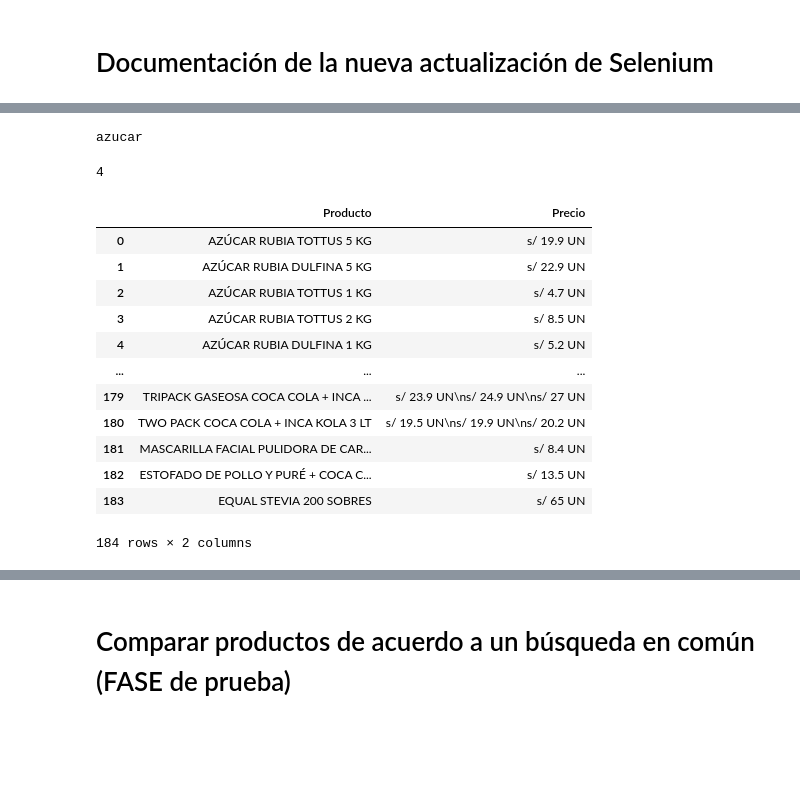
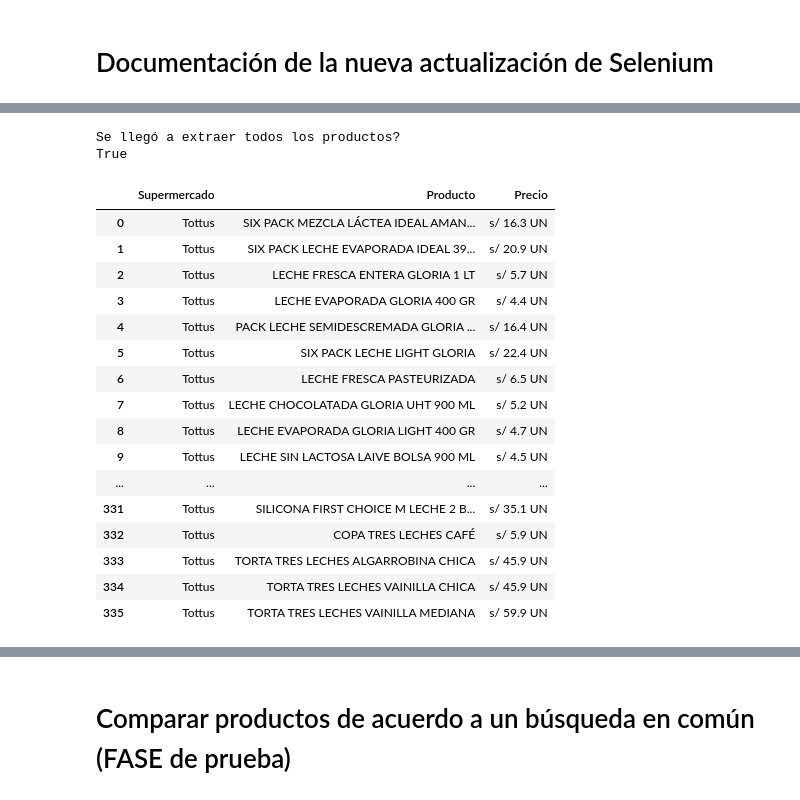
Before and after one commit to Jorgelgnacio/TRABAJO_FINAL_LP2, a Jupyter notebook: TRABAJO_FINAL_LP2.ipynb, the cells around one changed output, grey strips where cells are left out. Drawn from its saved outputs; the diff is of its cells as text; code cells hidden in the pictures; blank space fills up the shorter version.

```diff
--- a/TRABAJO_FINAL_LP2.ipynb
+++ b/TRABAJO_FINAL_LP2.ipynb
@@ -130,10 +131,12 @@ while n < len(elements):  # Ciclo de acuerdo  a la cantidad de elementos extraid
 # Almacenar productos y precios
 productos =  []  # lista vacia
 precios = []     # lista vacia
+supermercado = []
 for element in tqdm(elements):  # tqdm:Contar iteraciones, indicar el tiempo que tarda por iteración y el tiempo total transcurrido.
-        name = element.find_element(By.XPATH,'.//a[@class="product-item__name"]').text  # Buscar producto en base al XPATH y mostrar el texto
-        price = element.find_element(By.XPATH,'.//span[@class="product-prices__value product-prices__value--best-price"]').text # Buscar precio en base al XPATH y mostrar el texto
-        productos.append(name)    # Agregar a la lista productos
-        precios.append(price)  # Agregar a la lista precios
+        producto = element.find_element(By.XPATH,'.//a[@class="product-item__name"]').text  # Buscar producto en base al XPATH y mostrar el texto
+        precio = element.find_element(By.XPATH,'.//span[@class="product-prices__value product-prices__value--best-price"]').text # Buscar precio en base al XPATH y mostrar el texto
+        productos.append(producto)    # Agregar a la lista productos
+        precios.append(precio)  # Agregar a la lista precios
+        supermercado.append('Metro')
 # %%
 #Exportacion de productos y precios a un archivo excel
@@ -166,13 +173,15 @@ driver.close()  # Cerrar chromedriver
 # %%
-path = ("C:/Users/jorge/Documents/TRABAJO FINAL/msedgedriver.exe")
 urls='https://www.tottus.com.pe/'
-options = webdriver.EdgeOptions()
-options.add_argument('--incognito')
-s = Service(path)
-driver = webdriver.Edge(service=s, options = options)
-driver.maximize_window()
+options = webdriver.EdgeOptions()    #opciones del buscador
+options.add_argument('--incognito')  # Opcion de abrir ventana de Edge en modo incognito
+options.add_argument("--start-maximized") # ventana maximizada
+s = Service(EdgeChromiumDriverManager().install())
+driver = webdriver.Edge(service=s, options = options) #,service=s
+driver.implicitly_wait(4)
+#driver.maximize_window()
 driver.get(urls)
-time.sleep(3)
+
+time.sleep(2)
 # %%
 #Al iniciar y entrar a la pagina de tottus nos salta un anuncio donde tottus nos quiere informar sobre sus mejores ofertas,
 #con este codigo automatizamos dando click en cancelar.
@@ -235,48 +213,54 @@ n_pag(pag)
 # %%
-busqueda = input()
-list= []
+list = []
 productos = []
 precios =[]
+supermercado = []
 n=1
 while n <= int(pag):
     driver.get(f'https://www.tottus.com.pe/buscar?q={busqueda}&page={n}')
-    time.sleep(5)
+    time.sleep(2)
     lista = driver.find_elements(By.XPATH,'//li[@class="product"]')
     for element in tqdm(lista):
         name = element.find_element(By.XPATH,'.//h2[@class="jsx-369422875 name title mini"]').text
         price = element.find_element(By.XPATH,'.//span[@class="jsx-4019956066 "]').text
         productos.append(name)
         precios.append(price)
+        supermercado.append('Tottus')
 
     lista=list.append(lista)
     n += 1
+
+print(colored('Se llegó a extraer todos los productos?','green'))
+print(len(productos) >= int(paginas)) # Comparación
 # %% [output]
-azucar
+Se llegó a extraer todos los productos?
+True
-# %%
-len(list)
-# %% [output]
-4
 # %%
-dic= {'Producto': productos,"Precio": precios }
-df = pd.DataFrame(dic , columns= ["Producto","Precio"] )
+dic= {'Supermercado':supermercado , 'Producto': productos,"Precio": precios }
+df = pd.DataFrame(dic , columns= ['Supermercado',"Producto","Precio"] )
 df.to_excel('tottus.xlsx', index=False,encoding='cp1252')
 
 # Lectura
-pd.read_excel('tottus.xlsx')
+tottus = pd.read_excel('tottus.xlsx')
+tottus
 # %% [output]
-|  | Producto | Precio |
-| 0 | AZÚCAR RUBIA TOTTUS 5 KG | s/ 19.9 UN |
-| 1 | AZÚCAR RUBIA DULFINA 5 KG | s/ 22.9 UN |
-| 2 | AZÚCAR RUBIA TOTTUS 1 KG | s/ 4.7 UN |
-| 3 | AZÚCAR RUBIA TOTTUS 2 KG | s/ 8.5 UN |
-| 4 | AZÚCAR RUBIA DULFINA 1 KG | s/ 5.2 UN |
-| ... | ... | ... |
-| 179 | TRIPACK GASEOSA COCA COLA + INCA ... | s/ 23.9 UN\ns/ 24.9 UN\ns/ 27 UN |
-| 180 | TWO PACK COCA COLA + INCA KOLA 3 LT | s/ 19.5 UN\ns/ 19.9 UN\ns/ 20.2 UN |
-| 181 | MASCARILLA FACIAL PULIDORA DE CAR... | s/ 8.4 UN |
-| 182 | ESTOFADO DE POLLO Y PURÉ + COCA C... | s/ 13.5 UN |
-| 183 | EQUAL STEVIA 200 SOBRES | s/ 65 UN |
+|  | Supermercado | Producto | Precio |
+| 0 | Tottus | SIX PACK MEZCLA LÁCTEA IDEAL AMAN... | s/ 16.3 UN |
+| 1 | Tottus | SIX PACK LECHE EVAPORADA IDEAL 39... | s/ 20.9 UN |
+| 2 | Tottus | LECHE FRESCA ENTERA GLORIA 1 LT | s/ 5.7 UN |
+| 3 | Tottus | LECHE EVAPORADA GLORIA 400 GR | s/ 4.4 UN |
+| 4 | Tottus | PACK LECHE SEMIDESCREMADA GLORIA ... | s/ 16.4 UN |
+| 5 | Tottus | SIX PACK LECHE LIGHT GLORIA | s/ 22.4 UN |
+| 6 | Tottus | LECHE FRESCA PASTEURIZADA | s/ 6.5 UN |
+| 7 | Tottus | LECHE CHOCOLATADA GLORIA UHT 900 ML | s/ 5.2 UN |
+| 8 | Tottus | LECHE EVAPORADA GLORIA LIGHT 400 GR | s/ 4.7 UN |
+| 9 | Tottus | LECHE SIN LACTOSA LAIVE BOLSA 900 ML | s/ 4.5 UN |
+| ... | ... | ... | ... |
+| 331 | Tottus | SILICONA FIRST CHOICE M LECHE 2 B... | s/ 35.1 UN |
+| 332 | Tottus | COPA TRES LECHES CAFÉ | s/ 5.9 UN |
+| 333 | Tottus | TORTA TRES LECHES ALGARROBINA CHICA | s/ 45.9 UN |
+| 334 | Tottus | TORTA TRES LECHES VAINILLA CHICA | s/ 45.9 UN |
+| 335 | Tottus | TORTA TRES LECHES VAINILLA MEDIANA | s/ 59.9 UN |
-184 rows × 2 columns
 # %%
 driver.close()  # Cerrar chromedriver
 # %% [markdown]
```
Also changed, not shown: parts of 52 cells of this notebook, 6 other files.
